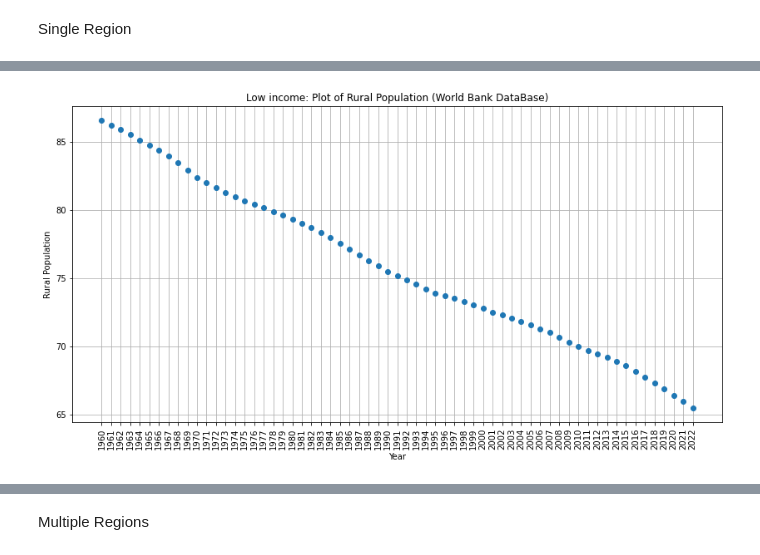
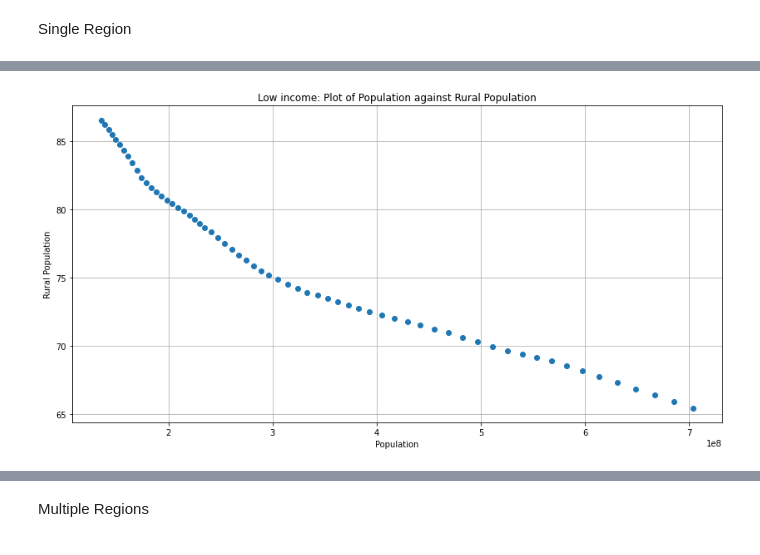
Before and after one commit to blankhall98/Agriculture-and-Development, a Jupyter notebook: scripts/Data Reading and Analysis.ipynb, the cells around one changed output, grey strips where cells are left out. Cells and saved outputs as stored; diff of their text form; code cells hidden in the pictures.

Commit message:
more bases

```diff
--- a/scripts/Data Reading and Analysis.ipynb
+++ b/scripts/Data Reading and Analysis.ipynb
@@ -16,7 +16,13 @@ routes = {
         'GDP per capita': 'gdp_pc/values.csv',
         'GDP per capita PPP (2017)': 'gdp_pc_ppp/values.csv',
         'Poverty Ratio at $2.15 a day (2017 PPP)': 'poverty_ratio/values.csv',
-        'Rural Population': 'rural_population/values.csv'
+        'Rural Population': 'rural_population/values.csv',
+        'Employment in Agriculture': 'agriculture_employment/values.csv',
+        'Child Employment in Agriculture': 'child_employment_agriculture/values.csv',
+        'Employment in Industry': 'industry_employment/values.csv',
+        'Employment in Services': 'services_employment/values.csv',
+        'Agriculture Value Added per Worker': 'agriculture_valueAdded_worker/values.csv',
+        'Population': 'population/values.csv'
     }
 }
 # %%
@@ -55,6 +85,12 @@ gdp_pc = pd.read_csv(get_route('GDP per capita'))
 gdp_pc_ppp = pd.read_csv(get_route('GDP per capita PPP (2017)'))
 poverty_ratio = pd.read_csv(get_route('Poverty Ratio at $2.15 a day (2017 PPP)'))
 rural_population = pd.read_csv(get_route('Rural Population'))
+agriculture_employment = pd.read_csv(get_route('Employment in Agriculture'))
+child_employment_agriculture = pd.read_csv(get_route('Child Employment in Agriculture'))
+industry_employment = pd.read_csv(get_route('Employment in Industry'))
+services_employment = pd.read_csv(get_route('Employment in Services'))
+agriculture_valueAdded_worker = pd.read_csv(get_route('Agriculture Value Added per Worker'))
+population = pd.read_csv(get_route('Population'))
 # %%
 #save dataframes in dictionary
 DATA = {
@@ -62,7 +98,13 @@ DATA = {
     'GDP per capita': gdp_pc,
     'GDP per capita PPP (2017)': gdp_pc_ppp,
     'Poverty Ratio': poverty_ratio,
-    'Rural Population': rural_population
+    'Rural Population': rural_population,
+    'Employment in Agriculture': agriculture_employment,
+    'Child Employment in Agriculture': child_employment_agriculture,
+    'Employment in Industry': industry_employment,
+    'Employment in Services': services_employment,
+    'Agriculture Value Added per Worker': agriculture_valueAdded_worker,
+    'Population': population
 }
 # %%
 #In bases from the WORLD BANK, this columns are the ones not containing year information
@@ -146,4 +192,4 @@ country = extract_region_data('Low income')
 # %%
-plot_region_base(country,'Rural Population')
+compare_region_bases(country,'Population','Rural Population')
 # %% [output]
-[figure, old version]
+[figure, new version]
```
Also changed, not shown: parts of 9 cells of this notebook, 6 other files.
